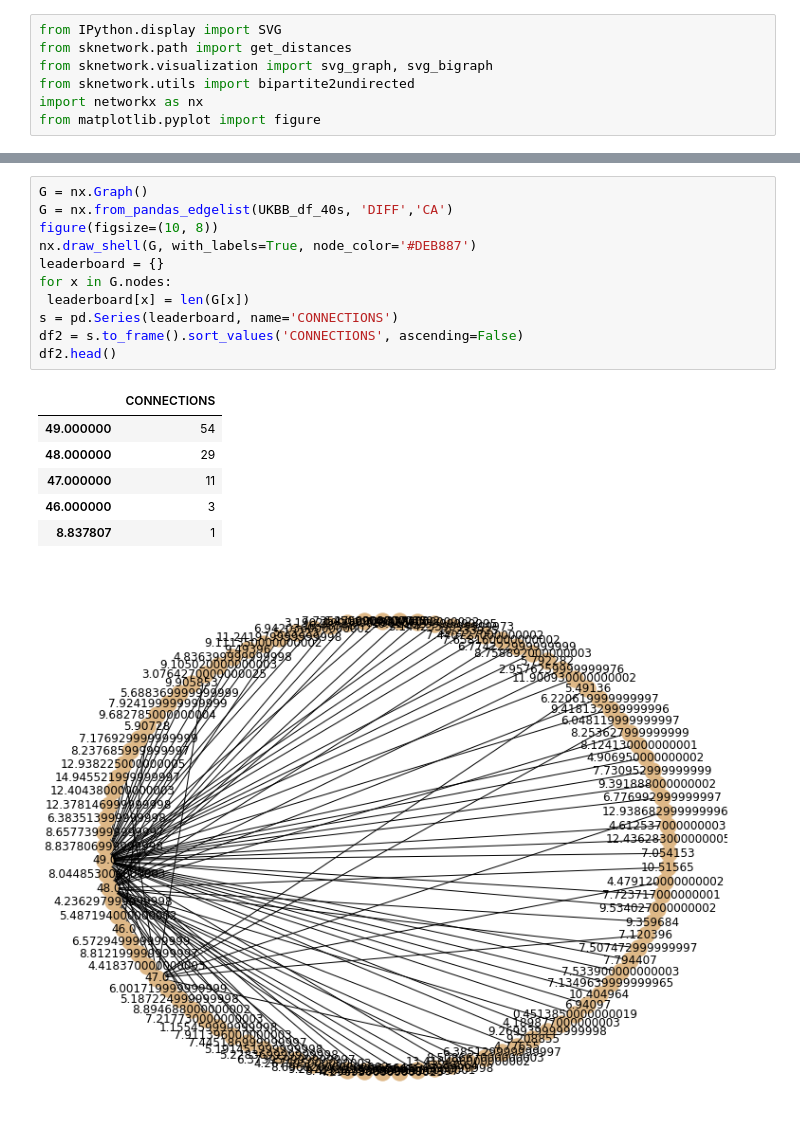
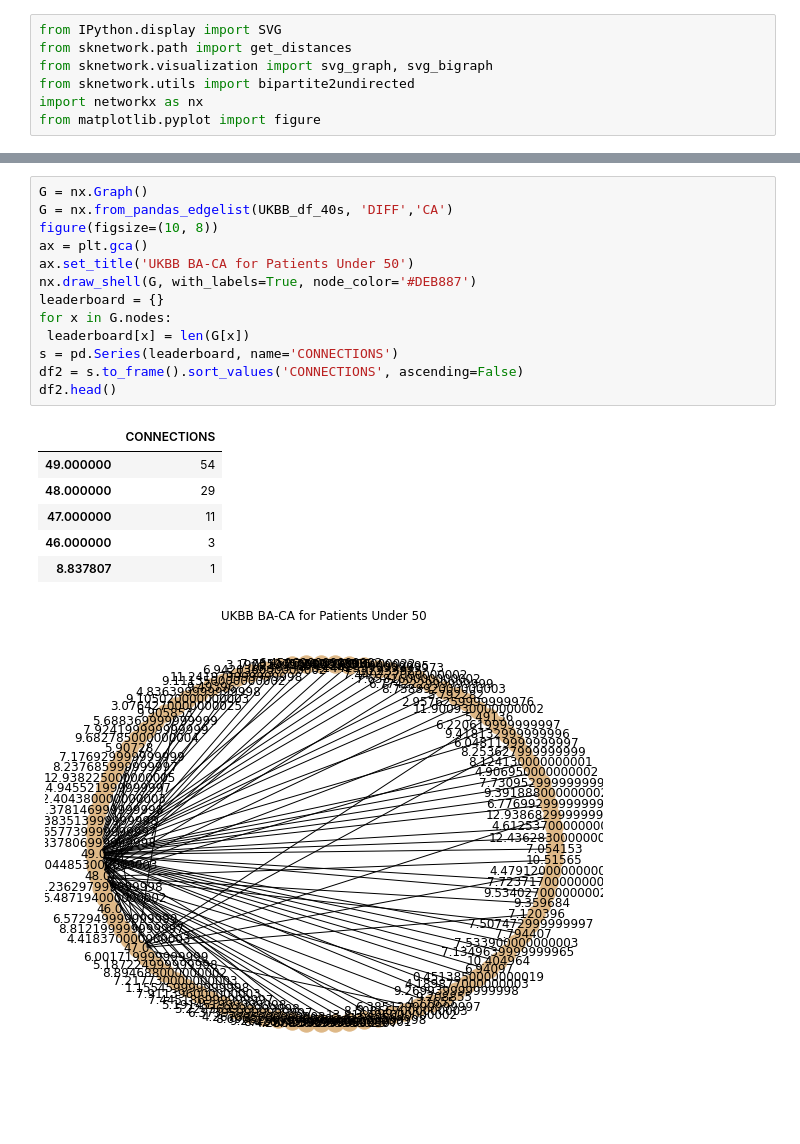
Before and after one commit to rishasurana/USC_BA_estimator, a Jupyter notebook: AnalysisAll.ipynb, the cells around one changed output, grey strips where cells are left out. Drawn from its saved outputs; the diff is of its cells as text; blank space fills up the shorter version.

```diff
--- a/AnalysisAll.ipynb
+++ b/AnalysisAll.ipynb
@@ -156,22 +161,24 @@ df2.head()
 # %%
 G = nx.Graph()
 G = nx.from_pandas_edgelist(UKBB_df_40s, 'DIFF','CA')
 figure(figsize=(10, 8))
+ax = plt.gca()
+ax.set_title('UKBB BA-CA for Patients Under 50')
 nx.draw_shell(G, with_labels=True, node_color='#DEB887')
 leaderboard = {}
 for x in G.nodes:
  leaderboard[x] = len(G[x])
 s = pd.Series(leaderboard, name='CONNECTIONS')
 df2 = s.to_frame().sort_values('CONNECTIONS', ascending=False)
 df2.head()
 # %% [output]
 |  | CONNECTIONS |
 | 49.000000 | 54 |
 | 48.000000 | 29 |
 | 47.000000 | 11 |
 | 46.000000 | 3 |
 | 8.837807 | 1 |
-[figure, old version]
+[figure, new version]
 # %%
 G = nx.Graph()
 G = nx.from_pandas_edgelist(UKBB_df_reduced, 'DIFF','CA')
```
Also changed, not shown: parts of 6 cells of this notebook.
